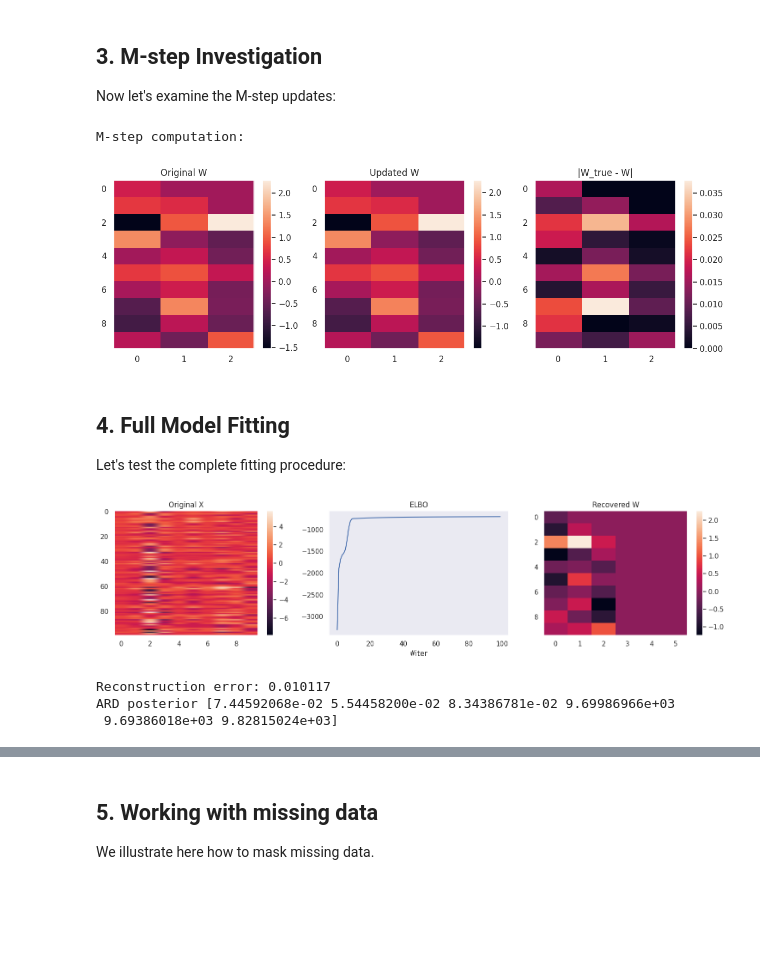
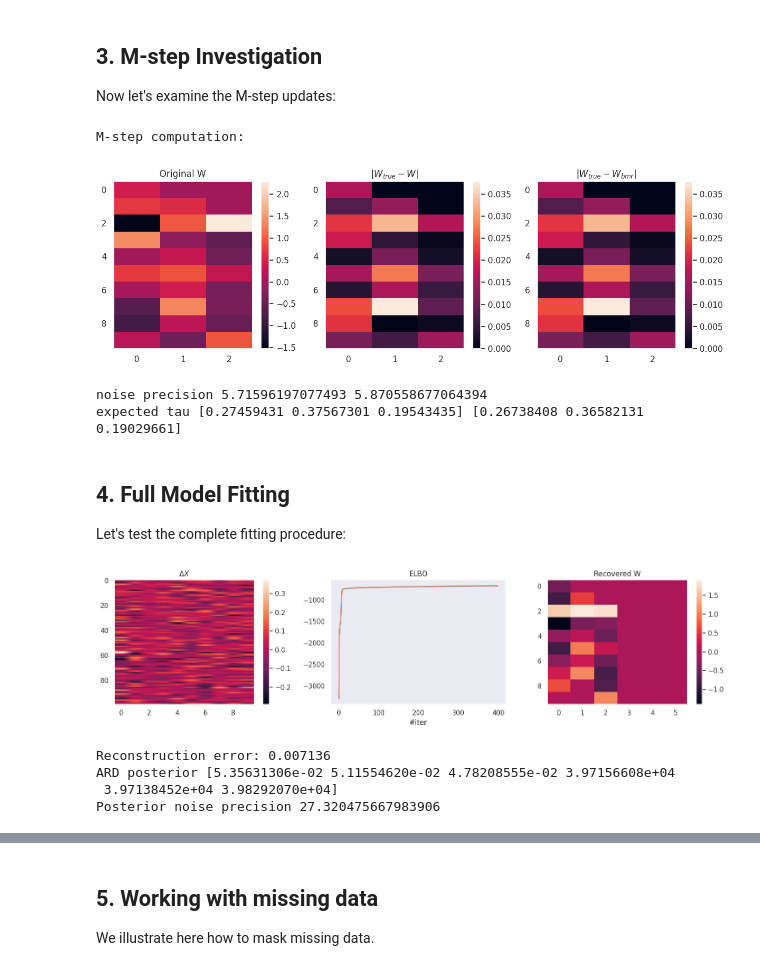
Before and after one commit to dimarkov/sppcax, a Jupyter notebook: examples/debug_factor_analysis.ipynb, the cells around one changed output, grey strips where cells are left out. Drawn from its saved outputs; the diff is of its cells as text; code cells hidden in the pictures; blank space fills up the shorter version.

```diff
--- a/examples/debug_factor_analysis.ipynb
+++ b/examples/debug_factor_analysis.ipynb
@@ -185,69 +186,81 @@ Now let's examine the M-step updates:
 # %%
 from sppcax.models import m_step
 
 # Step through M-step computation
 print("M-step computation:")
 
 # 4. Update model
-updated_model = m_step(model, X, qz)
+updated_model = m_step(model, X, qz, use_bmr=False)
+updated_model2 = m_step(model, X, qz, use_bmr=True)
 
 # Visualize M-step results
 plt.figure(figsize=(12, 4))
 
 plt.subplot(131)
 plt.imshow(model.W_dist.mean, aspect='auto')
 plt.title('Original W')
 plt.colorbar()
 
 plt.subplot(132)
-plt.imshow(updated_model.W_dist.mean, aspect='auto')
-plt.title('Updated W')
+plt.imshow(jnp.abs(W_true.mT - updated_model.W_dist.mean), aspect='auto')
+plt.title(r'$|W_{true} - W|$')
 plt.colorbar()
 
 plt.subplot(133)
-plt.imshow(jnp.abs(W_true.mT - updated_model.W_dist.mean), aspect='auto')
-plt.title('|W_true - W|')
+plt.imshow(jnp.abs(W_true.mT - updated_model2.W_dist.mean), aspect='auto')
+plt.title(r'$|W_{true} - W_{bmr}|$')
 plt.colorbar()
 
 plt.tight_layout()
 plt.show()
+
+print('noise precision', updated_model2.noise_precision.mean, updated_model.noise_precision.mean)
+print('expected tau', updated_model2.W_dist.gamma.mean, updated_model.W_dist.gamma.mean)
 # %% [output]
 M-step computation:
-[figure, old version]
+[figure, new version]
+noise precision 5.71596197077493 5.870558677064394
+expected tau [0.27459431 0.37567301 0.19543435] [0.26738408 0.36582131 0.19029661]
 # %% [markdown]
 ## 4. Full Model Fitting
 
 Let's test the complete fitting procedure:
 # %%
-from sppcax.models import fit, transform, inverse_transform
-
+# Test probabilistic Principle Component Analysis
 # Initialize model
-model = PPCA(n_components=2*n_components, n_features=n_features)
+model1 = PPCA(n_components=2*n_components, n_features=n_features, optimize_with_bmr=False)
+model2 = PPCA(n_components=2*n_components, n_features=n_features, optimize_with_bmr=True)
 
 # Fit model
-fitted_model, elbos = fit(model, X, tol=1e-2)
+fitted_model1, elbos1 = fit(model1, X, tol=1e-2, n_iter=400)
+fitted_model2, elbos2 = fit(model2, X, tol=1e-2, n_iter=400)
+
+
+f_model = fitted_model1 if elbos1[-1] > elbos2[-1] else fitted_model2
 
 # Transform data
-qz = transform(fitted_model, X)
+qz = transform(f_model, X)
 
 # inverse transform returns a multivariate normal distribution
-X_reconstructed = inverse_transform(fitted_model, qz).mean
+X_reconstructed = inverse_transform(f_model, qz).mean
 
 # Visualize results
 plt.figure(figsize=(15, 4))
 
 plt.subplot(131)
-plt.imshow(X, aspect='auto')
-plt.title('Original X')
+plt.imshow(X - X_reconstructed, aspect='auto')
+plt.title(r'$\Delta X$')
 plt.colorbar()
 
 plt.subplot(132)
-plt.plot(elbos)
+plt.plot(elbos1, label='no BMR-OPT')
+plt.plot(elbos2, label='with BMR-OPT')
 plt.title('ELBO')
 plt.xlabel('#iter')
+plt.legend()
 
 plt.subplot(133)
-plt.imshow(fitted_model.W_dist.mean, aspect='auto')
+plt.imshow(f_model.W_dist.mean, aspect='auto')
 plt.title('Recovered W')
 plt.colorbar()
 
@@ -258,10 +271,12 @@ plt.show()
 error = jnp.mean((X - X_reconstructed) ** 2)
 print(f"Reconstruction error: {error:.6f}")
 
-print("ARD posterior", fitted_model.W_dist.gamma.mean)
+print("ARD posterior", f_model.W_dist.gamma.mean)
+print("Posterior noise precision", f_model.noise_precision.mean)
 # %% [output]
-[figure, old version]
+[figure, new version]
-Reconstruction error: 0.010117
-ARD posterior [7.44592068e-02 5.54458200e-02 8.34386781e-02 9.69986966e+03
- 9.69386018e+03 9.82815024e+03]
+Reconstruction error: 0.007136
+ARD posterior [5.35631306e-02 5.11554620e-02 4.78208555e-02 3.97156608e+04
+ 3.97138452e+04 3.98292070e+04]
+Posterior noise precision 27.320475667983906
 # %%
```
Also changed, not shown: parts of 8 cells of this notebook.
